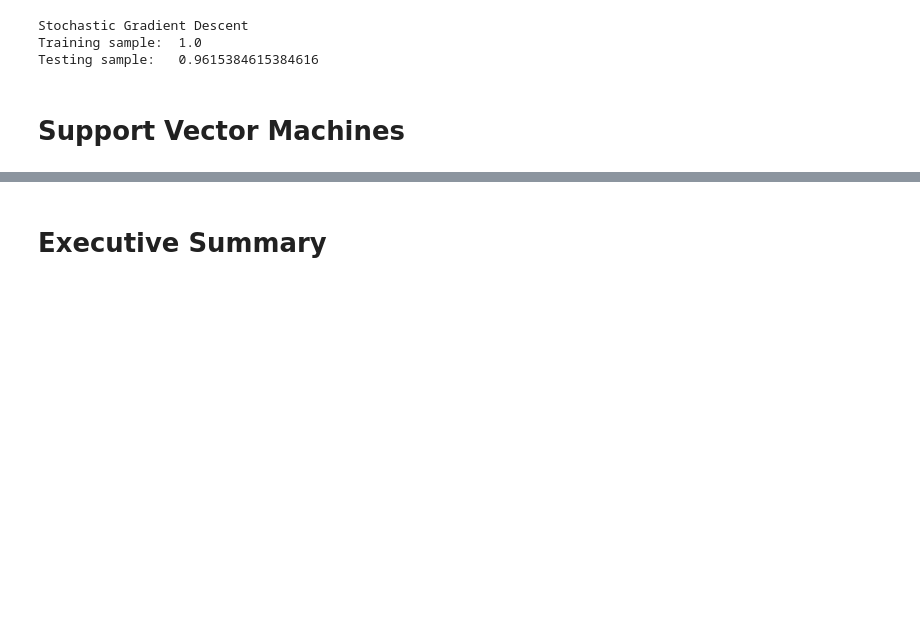
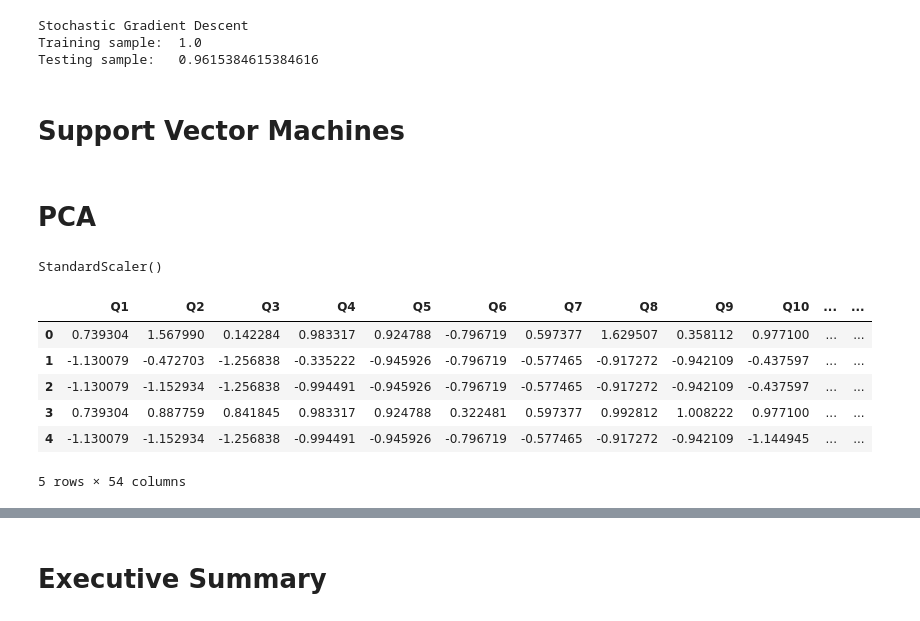
Before and after one commit to ccvale/Divorce-Datatset-Analysis, a Jupyter notebook: divorces.ipynb, the cells around one changed output, grey strips where cells are left out. Cells and saved outputs as stored; diff of their text form; code cells hidden in the pictures; blank space fills up the shorter version.

```diff
--- a/divorces.ipynb
+++ b/divorces.ipynb
@@ -295,3 +297,5 @@ Testing sample:   0.9615384615384616
 # Support Vector Machines
 # %%
 from sklearn.svm import SVC
+# %% [markdown]
+# PCA
@@ -297,0 +305,17 @@ from sklearn.svm import SVC
+# %%
+scaler = StandardScaler()
+scaler.fit(X_train)
+# %% [output]
+StandardScaler()
+# %%
+X_tr_standart = scaler.transform(X_train)
+X_tr_standart = pd.DataFrame(X_tr_standart, columns = X_train.columns)
+X_tr_standart.head()
+# %% [output]
+|  | Q1 | Q2 | Q3 | Q4 | Q5 | Q6 | Q7 | Q8 | Q9 | Q10 | ... | ... |
+| 0 | 0.739304 | 1.567990 | 0.142284 | 0.983317 | 0.924788 | -0.796719 | 0.597377 | 1.629507 | 0.358112 | 0.977100 | ... | ... |
+| 1 | -1.130079 | -0.472703 | -1.256838 | -0.335222 | -0.945926 | -0.796719 | -0.577465 | -0.917272 | -0.942109 | -0.437597 | ... | ... |
+| 2 | -1.130079 | -1.152934 | -1.256838 | -0.994491 | -0.945926 | -0.796719 | -0.577465 | -0.917272 | -0.942109 | -0.437597 | ... | ... |
+| 3 | 0.739304 | 0.887759 | 0.841845 | 0.983317 | 0.924788 | 0.322481 | 0.597377 | 0.992812 | 1.008222 | 0.977100 | ... | ... |
+| 4 | -1.130079 | -1.152934 | -1.256838 | -0.994491 | -0.945926 | -0.796719 | -0.577465 | -0.917272 | -0.942109 | -1.144945 | ... | ... |
+5 rows × 54 columns
```
Also changed, not shown: parts of 10 cells of this notebook.
